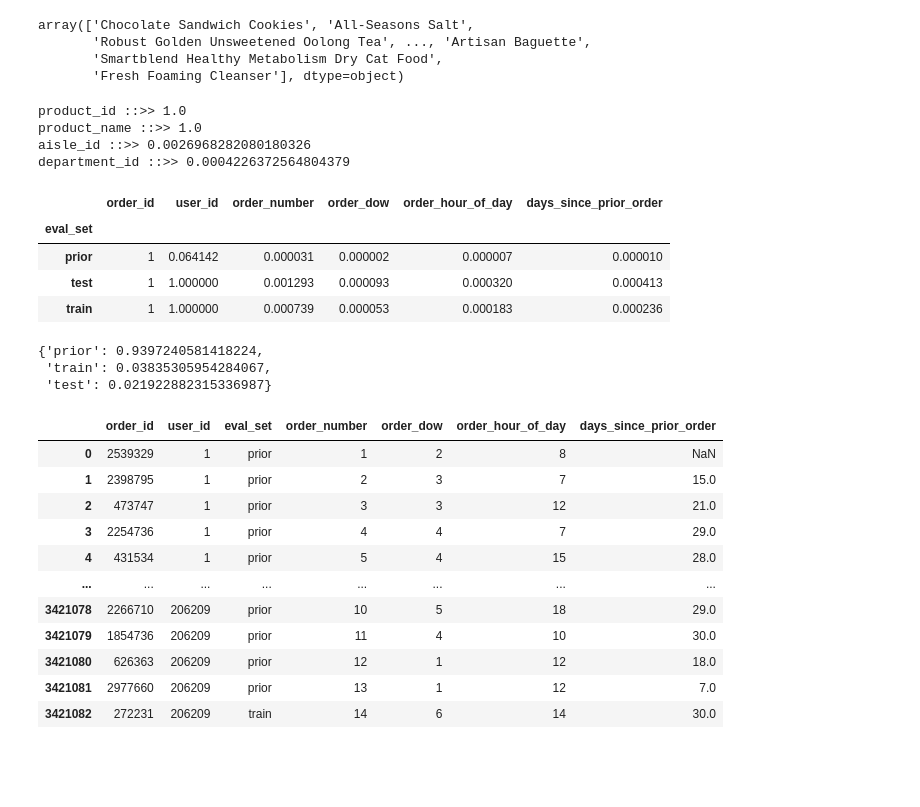
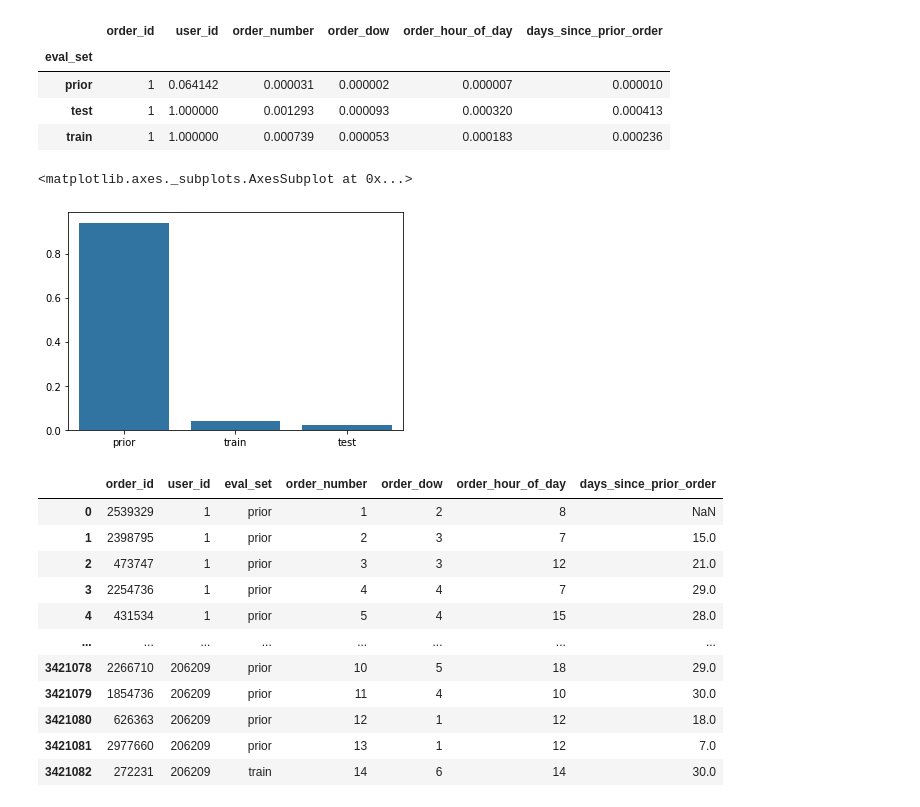
Before and after one commit to soraew/instacart, a Jupyter notebook: vis.ipynb, the cells around one changed output. Saved outputs shown, nothing was run; the diff lists cells and outputs as text; code cells hidden in the pictures; blank space fills up the shorter version.

```diff
--- a/vis.ipynb
+++ b/vis.ipynb
@@ -4,6 +4,8 @@ import matplotlib.pyplot as plt
 from os import listdir
 from os.path import isfile, join
 import pandas as pd
+import seaborn as sns
 from collections import Counter
+color = sns.color_palette()
 
 from helpers import *
@@ -50,7 +27,0 @@ products
-# %%
-products.product_name.unique()
-# %% [output]
-array(['Chocolate Sandwich Cookies', 'All-Seasons Salt',
-       'Robust Golden Unsweetened Oolong Tea', ..., 'Artisan Baguette',
-       'Smartblend Healthy Metabolism Dry Cat Food',
-       'Fresh Foaming Cleanser'], dtype=object)
@@ -64,8 +28 @@ def uniques_df(df):
-# %%
-uniques_df(products)
-# %% [output]
-product_id ::>> 1.0
-product_name ::>> 1.0
-aisle_id ::>> 0.0026968282080180326
-department_id ::>> 0.0004226372564804379
 # %%
@@ -81,10 +39,10 @@ cnt_srs
 # %%
-list(map(lambda k: k[1]/len(orders.eval_set),dict(Counter(orders.eval_set)).items()))
-{k[0]:k[1]/len(orders.eval_set) for k in dict(Counter(orders.eval_set)).items()}
+uniques_orders = {k[0]:k[1]/len(orders.eval_set) for k in dict(Counter(orders.eval_set)).items()}
+
+sns.barplot(list(uniques_orders.keys()), list(uniques_orders.values()), color = color[0])
 # %% [output]
-{'prior': 0.9397240581418224,
- 'train': 0.03835305954284067,
- 'test': 0.021922882315336987}
+<matplotlib.axes._subplots.AxesSubplot at 0x...>
+[figure, added]
 # %%
 orders
 # %% [output]
```
Also changed, not shown: parts of 10 cells of this notebook, 1 other file.
